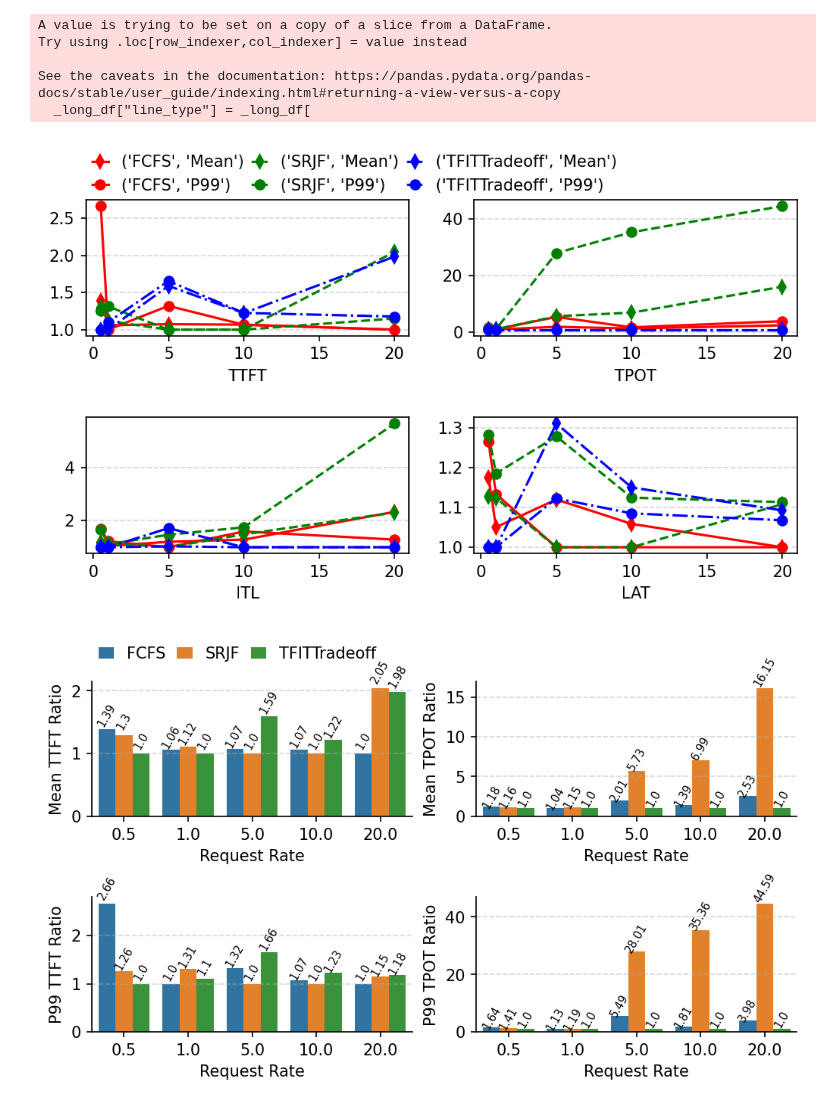
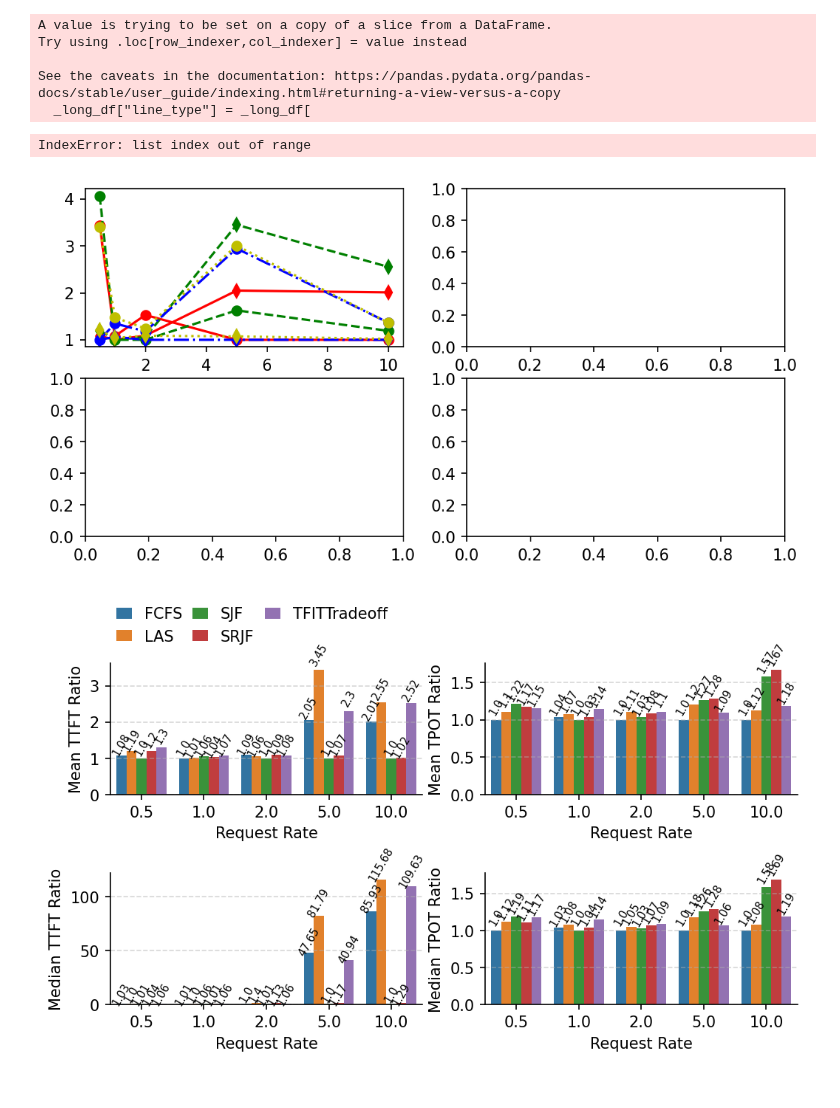
Before and after one commit to chengzhi-lu/vllm, a Jupyter notebook: benchmarks/result/analysis/result_analysis_1.ipynb, the cells around one changed output. Drawn from its saved outputs; the diff is of its cells as text; code cells hidden in the pictures.

```diff
--- a/benchmarks/result/analysis/result_analysis_1.ipynb
+++ b/benchmarks/result/analysis/result_analysis_1.ipynb
@@ -21,7 +21,7 @@ replace_name = {
 }
 # %%
 # _date = "20240918"
-_date = "20241022"
+_date = "20241105"
 _counters = [0]
 e2e_result_dir_names = [
     os.path.join(base_dir, _date, str(counter)) for counter in _counters
@@ -344,7 +344,8 @@ Try using .loc[row_indexer,col_indexer] = value instead
 
 See the caveats in the documentation: https://pandas.pydata.org/pandas-docs/stable/user_guide/indexing.html#returning-a-view-versus-a-copy
   _long_df["line_type"] = _long_df[
+IndexError: list index out of range
-[figure, old version]
+[figure, new version]
 # %%
 def bar_plot_1(_long_df, required_metric_name):
     (_fig, _ax) = plt.subplots(
@@ -430,35 +431,35 @@ def bar_plot_2(_long_df,  required_metric_name_list, required_metric_type_list):
 
         _ax[_i // 2][_i % 2].set_xlabel("Request Rate")
         _ax[_i // 2][_i % 2].set_ylabel(metrics[_i][0] + " " + metrics[_i][1]+" Ratio")
 
         add_num_annotation(_ax[_i // 2][_i % 2], rotation=60, fontsize=7)
 
         _ax[_i // 2][_i % 2].grid(linestyle="--", alpha=0.5, axis="y")
 
         if _i == 0:
             _ax[_i // 2][_i % 2].legend(
                 title="",
                 frameon=False,
                 ncol=3,
                 loc=(0, 1.1),
 
 
                 handlelength=1.0,
                 columnspacing=0.7,
             )
         else:
             _ax[_i // 2][_i % 2].legend().remove()
 
 required_metric_name = "P99"
 # bar_plot_1(_long_df, required_metric_name=required_metric_name)
-required_metric_name_list = ['Mean', 'P99']
+required_metric_name_list = ['Mean', 'Median']
 required_metric_type_list = ['TTFT', 'TPOT']
 bar_plot_2(_long_df, required_metric_name_list, required_metric_type_list)
 plt.subplots_adjust(wspace=0.2, hspace=0.6)
 # plt.savefig(f"{required_metric_name}.pdf", format='pdf')
 plt.show()
 # %% [output]
-[figure, old version]
+[figure, new version]
 # %%
 request_level_result = pd.DataFrame()
 for _df_name in e2e_result_dfs:
```
Also changed, not shown: parts of 6 cells of this notebook, 5 other files.
